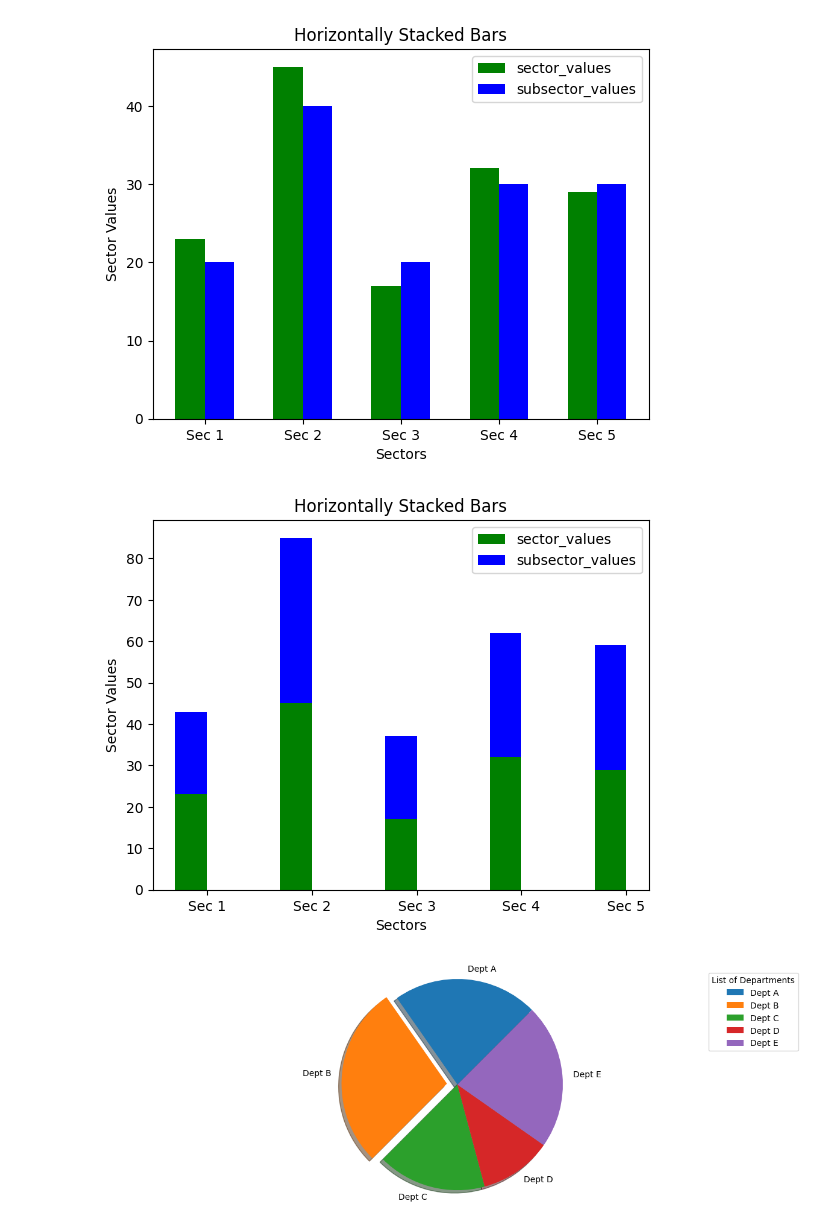
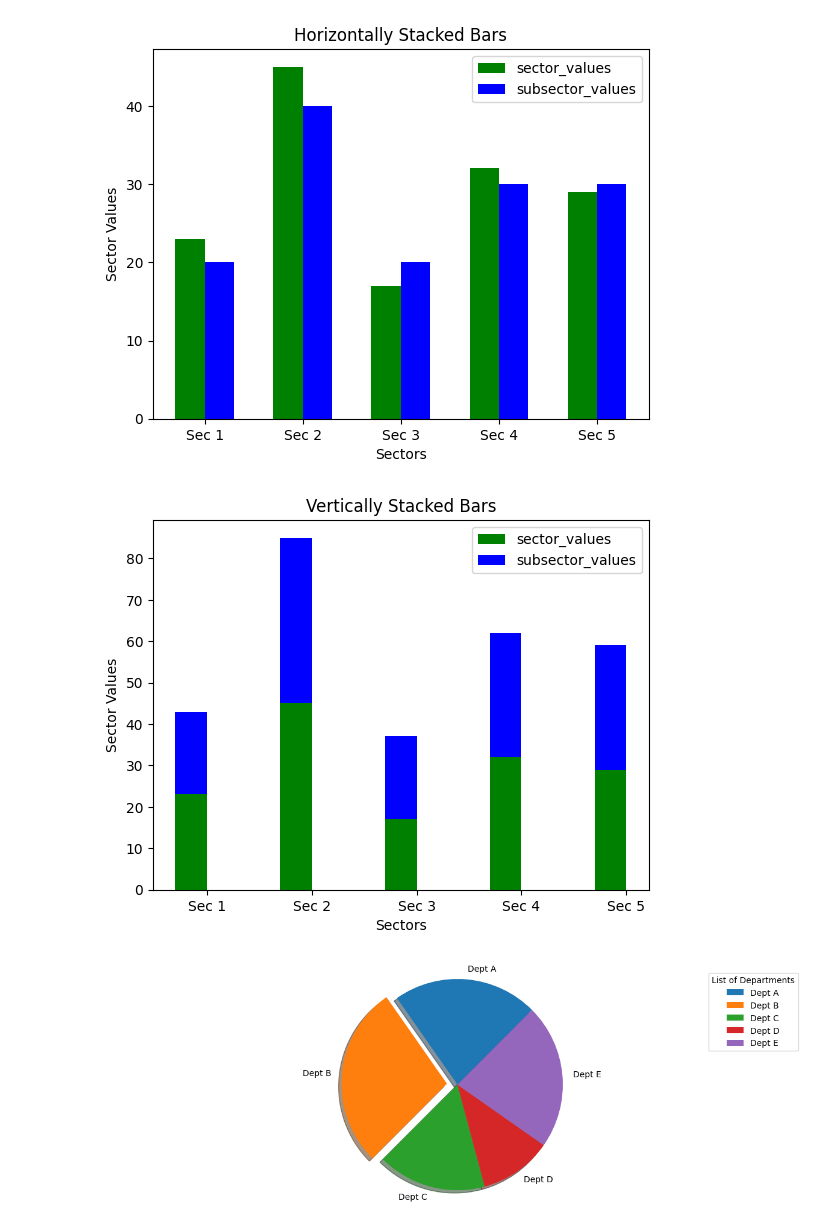
Before and after one commit to gr8bipin/python_basics_finance, a Jupyter notebook: matplotlib_for_python.ipynb, the cells around one changed output. Saved outputs shown, nothing was run; the diff lists cells and outputs as text; code cells hidden in the pictures.

```diff
--- a/matplotlib_for_python.ipynb
+++ b/matplotlib_for_python.ipynb
@@ -432,26 +432,26 @@ plt.show()
 # %%
 # Without making much modification to our code we can stack our bar graphs
 # one atop the other by indicating,
 
 sectors = ['Sec 1', 'Sec 2', 'Sec 3', 'Sec 4', 'Sec 5']
 sector_values = [23, 45, 17, 32, 29]
 subsector_values = [20, 40, 20, 30, 30]
 
 index = np.arange(5)
 
 plt.bar(index, sector_values, width, color= 'green', label = 'sector_values')
 plt.bar(index, subsector_values, width, color= 'blue', label= 'subsector_values', bottom= sector_values)
 
-plt.title('Horizontally Stacked Bars')
+plt.title('Vertically Stacked Bars')
 
 plt.xlabel('Sectors')
 plt.ylabel('Sector Values')
 
 plt.xticks(index + width / 2, sectors)
 plt.legend(loc = 'best')
 plt.show()
 # %% [output]
-[figure, old version]
+[figure, new version]
 # %%
 # Next let's create a pie chart. This is done easily by using the pie() method.
 # %%
```
Also changed, not shown: parts of 8 cells of this notebook.
